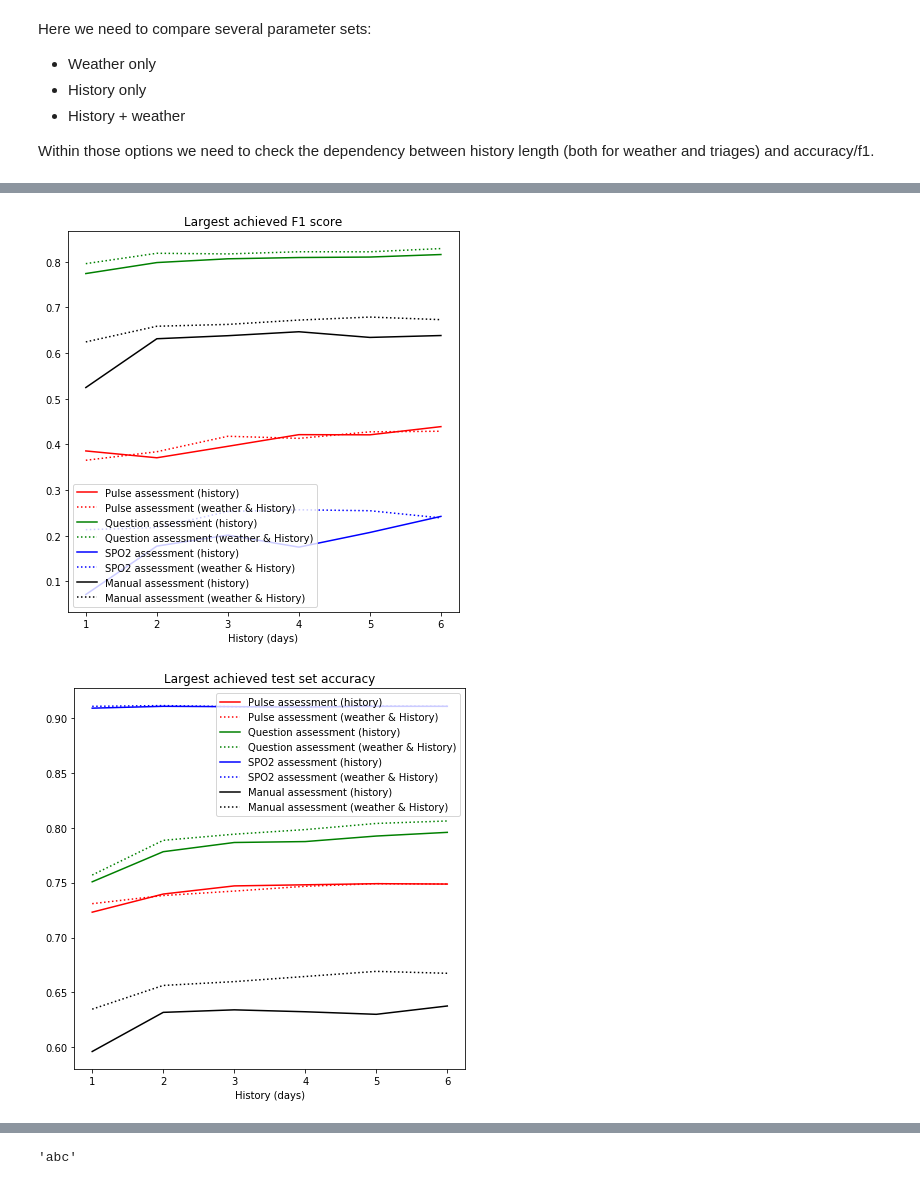
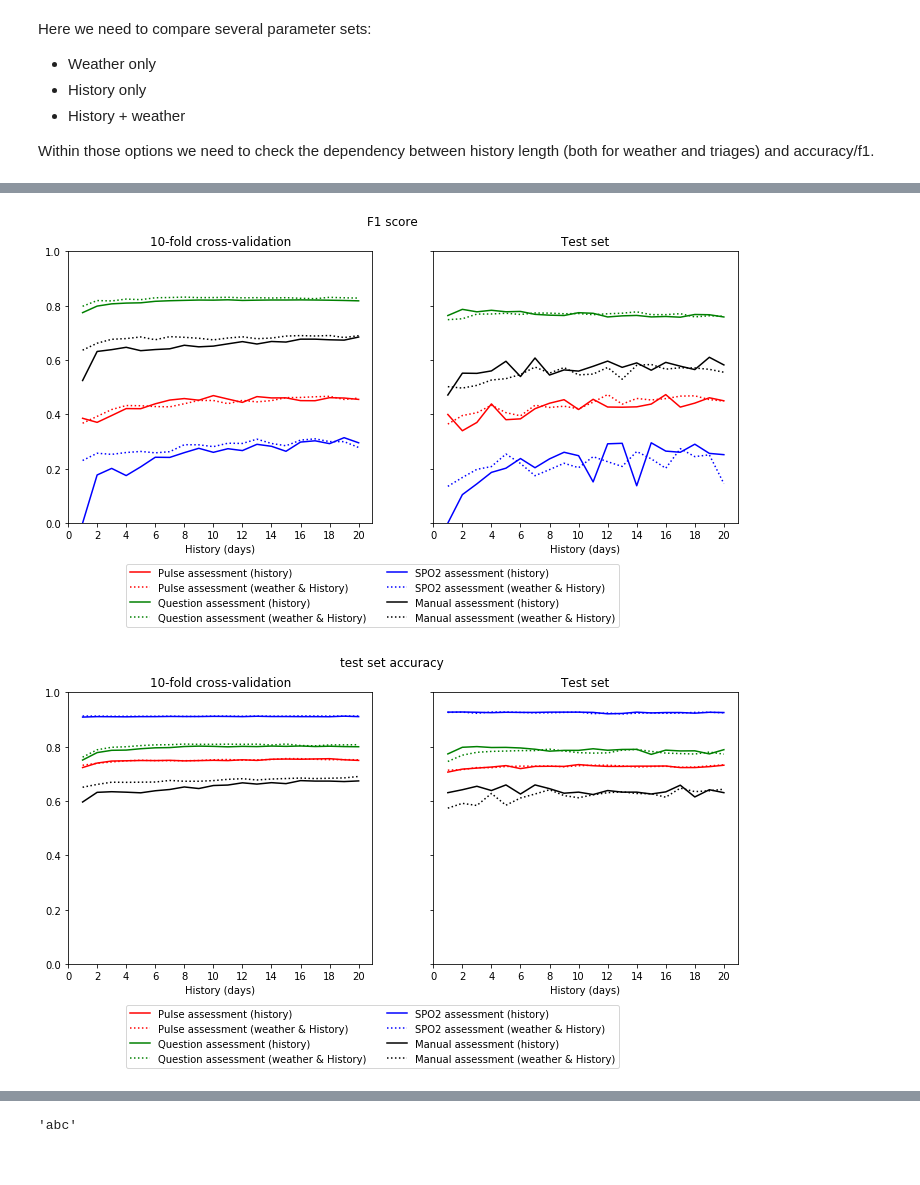
Before and after one commit to andreyboytsov/copd-data-processing, a Jupyter notebook: notebooks/Final_Results_Analysis.ipynb, the cells around one changed output, grey strips where cells are left out. Saved outputs shown, nothing was run; the diff lists cells and outputs as text; code cells hidden in the pictures.

Commit message:
A lot of new data

```diff
--- a/notebooks/Final_Results_Analysis.ipynb
+++ b/notebooks/Final_Results_Analysis.ipynb
@@ -77,6 +102,7 @@ readable_parameter_names = {
     "FP": "False positive",
     "TN": "True negative",
     "FN": "False negative",
+    "TrainAcc" : "Training set accuracy",
 }
 # %%
 for cur_triage_name in ["Pulse"]:
@@ -163,0 +239,19 @@ Name: F1, dtype: float64
+# %%
+fname1 = "../data_generated/final_results_test_set.csv"
+fname2 = "../data_generated/final_results_test_set_2.csv"
+fname3 = "../data_generated/final_results_test_set_3.csv"
+fname4 = "../data_generated/final_results_test_set_4.csv"
+res_test_df_p1 = pd.read_csv(fname1)
+res_test_df_p2 = pd.read_csv(fname2)
+res_test_df_p3 = pd.read_csv(fname3)
+res_test_df_p4 = pd.read_csv(fname4)
+res_test_df = pd.concat((res_test_df_p1, res_test_df_p2, res_test_df_p3, res_test_df_p4), axis=0)
+
+test_triages = {
+  "Pulse" : res_test_df[res_test_df.Triage=='pulse_Triage'],
+  "Question" : res_test_df[res_test_df.Triage=='question_Triage'],
+  "SPO2" : res_test_df[res_test_df.Triage=='spo2_Triage'],
+  "Manual" : res_test_df[res_test_df.Triage=='manual_Triage'],
+}
+
+res_test_df
@@ -164,44 +397,60 @@ Name: F1, dtype: float64
 # %%
 linestyles_by_mode = {"History": '-', "Weather & History": ':'}
+test_y_names_by_mode = {"History": 'Y_test_h', "Weather & History": 'Y_test_hw'}
 colors_by_triage = {
   "Pulse" : 'red',
   "Question" : 'green',
   "SPO2" : 'blue',
   "Manual" : 'black',
 }
 
+best_models_by_par = dict()
 for parameter in readable_parameter_names:
-    plt.gcf().set_size_inches(7,7)
+    f, ax = plt.subplots(1,2, sharey=True)
+    f.set_size_inches(12,5)
     legend_list = list()
+    best_models = dict()
 
     for t in triages:
-        cur_triage_df = triages[t]
+        cur_triage_df = triages[t][triages[t]["Model"] != "1Dummy"]
         all_hist_days = sorted(cur_triage_df["History_days"].unique())
 
         df_by_modes = dict()
         for m in linestyles_by_mode:
             df_by_modes[m] = cur_triage_df[cur_triage_df.Features==m]
             df_by_modes[m] = pd.DataFrame(df_by_modes[m].groupby(["History_days"]).max()[parameter]).reset_index()
 
             legend_list.append(t+" assessment ("+m[0:1].lower()+m[1:]+")")
             x = list()
             y = list()
             for h in all_hist_days:
                 y_par = list(df_by_modes[m][df_by_modes[m]["History_days"]==h][parameter])
                 if len(y_par) > 0:
                     x.append(h)
                     y.append(y_par[0])
-            plt.plot(x,y,ls=linestyles_by_mode[m],c=colors_by_triage[t])
+            ax[0].plot(x,y,ls=linestyles_by_mode[m],c=colors_by_triage[t])
 
-    plt.legend(legend_list)
+            x_test_set = best_models_test[parameter][t]["X_test"]
+            y_test_set = best_models_test[parameter][t][test_y_names_by_mode[m]]
+            ax[1].plot(x_test_set,y_test_set,ls=linestyles_by_mode[m],c=colors_by_triage[t])
+
+    ax[0].legend(legend_list, ncol=2, loc='lower center', bbox_to_anchor=[1.0,-0.4])
     if parameter == "F1":
-        plt.title("Largest achieved F1 score")
+        f.suptitle("F1 score")
     else:
-        plt.title("Largest achieved "+readable_parameter_names[parameter][0:1].lower()+
+        f.suptitle(readable_parameter_names[parameter][0:1].lower()+
               readable_parameter_names[parameter][1:])
-    plt.xlabel("History (days)")
-    plt.savefig(parameter+'_max_over_models.png', bbox_inches='tight')
-    plt.show()
+    ax[0].set_title("10-fold cross-validation")
+    ax[1].set_title("Test set")
+    ax[0].set_ylim(0,1)
+    ax[0].set_xlabel("History (days)")
+    ax[1].set_xlabel("History (days)")
+
+    ax[0].set_xticks(np.arange(0, 21, 2))
+    ax[1].set_xticks(np.arange(0, 21, 2))
+
+    #f.savefig(parameter+'_max_over_models.png', bbox_inches='tight')
+    plt.show(f)
 # %% [output]
-[figure, old version]
+[figure, new version]
-[figure, old version]
+[figure, new version]
```
Also changed, not shown: parts of 21 cells of this notebook, 52 other files.
